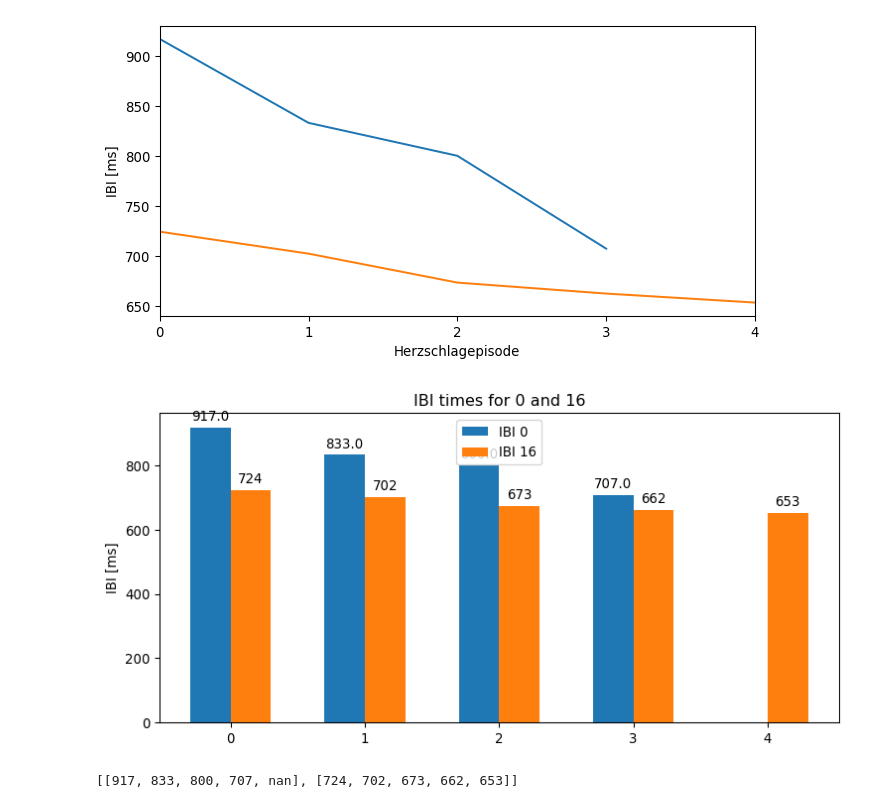
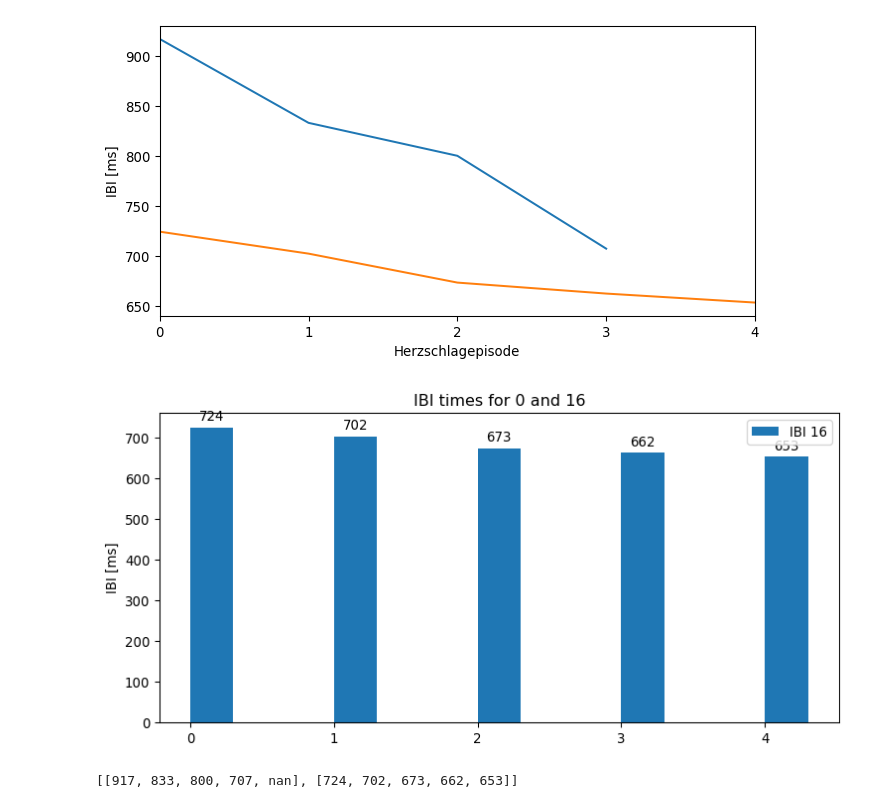
Before and after one commit to visserle/two-hearts, a Jupyter notebook: plots.ipynb, the cells around one changed output. Drawn from its saved outputs; the diff is of its cells as text; code cells hidden in the pictures.

```diff
--- a/plots.ipynb
+++ b/plots.ipynb
@@ -158,35 +158,35 @@ ibi_0_plot = ibi_0[lim1_0:lim2_0] + [np.nan]
 ibi_16_plot = ibi_16[lim1_16:lim2_16]
 
 width = 0.3  # the width of the bars
 x = np.arange(len(ibi_0_plot))  # the label locations
 
 fig, ax = plt.subplots(figsize=(8,4), dpi=96)
-rects1 = ax.bar(x - width/2, ibi_0_plot, width, label='IBI 0')
+# rects1 = ax.bar(x - width/2, ibi_0_plot, width, label='IBI 0')
 rects2 = ax.bar(x + width/2, ibi_16_plot, width, label='IBI 16')
 
 # Add some text for labels, title and custom x-axis tick labels, etc.
 ax.set_ylabel('IBI [ms]')
 ax.set_title('IBI times for 0 and 16')
 ax.set_xticks(x)
 ax.legend()
 
 def autolabel(rects):
     """Attach a text label above each bar in *rects*, displaying its height."""
     for rect in rects:
         height = rect.get_height()
         ax.annotate('{}'.format(height),
                     xy=(rect.get_x() + rect.get_width() / 2, height),
                     xytext=(0, 3),  # 3 points vertical offset
                     textcoords="offset points",
                     ha='center', va='bottom')
 autolabel(rects1)
 autolabel(rects2)
 
 fig.tight_layout()
 
 plt.show()
 # %% [output]
-[figure, old version]
+[figure, new version]
 # %%
 
 data = [ibi_0_plot, ibi_16_plot]
```
Also changed, not shown: parts of 9 cells of this notebook.
